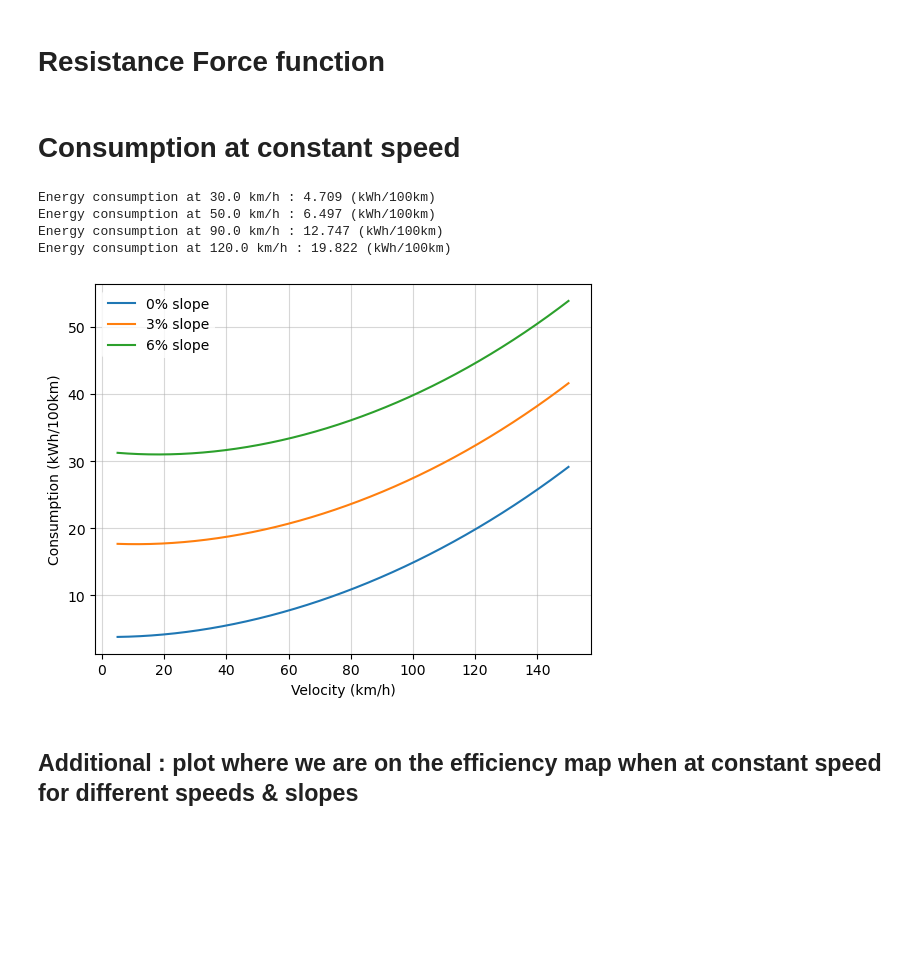
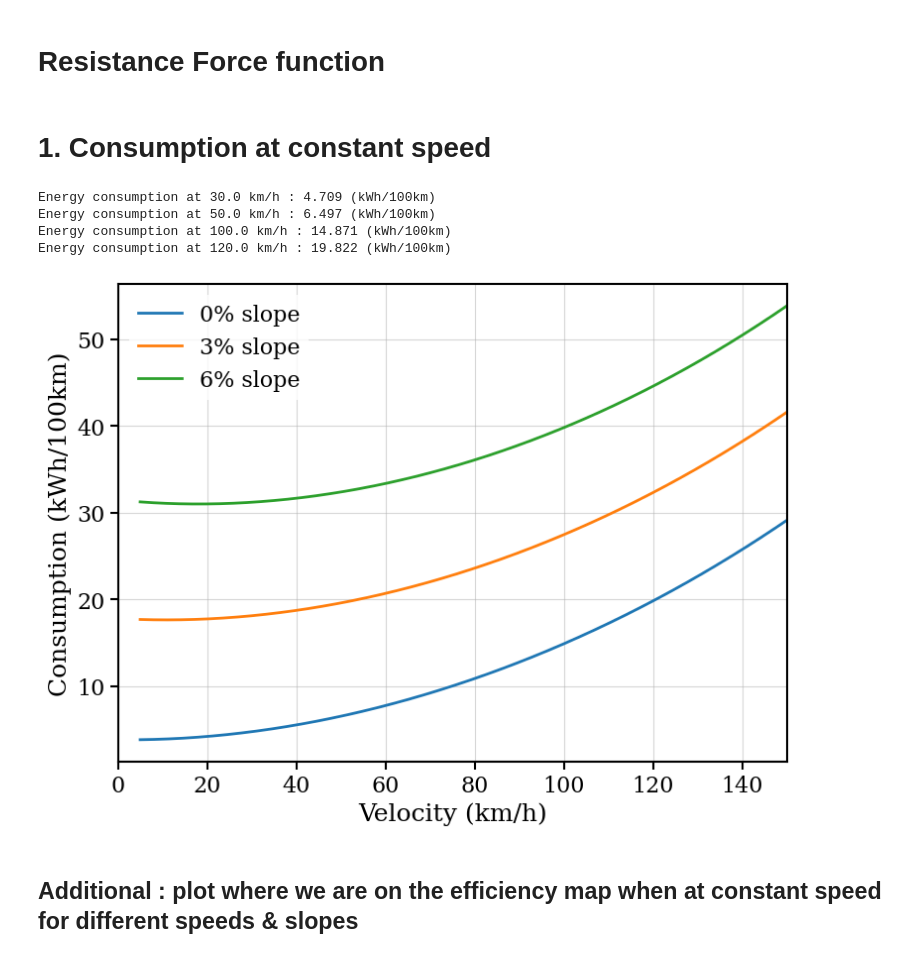
Before and after one commit to tomBeauve/MECA0527_Homeworks, a Jupyter notebook: homework1/consumption.ipynb, the cells around one changed output. Saved outputs shown, nothing was run; the diff lists cells and outputs as text; code cells hidden in the pictures; blank space fills up the shorter version.

```diff
--- a/homework1/consumption.ipynb
+++ b/homework1/consumption.ipynb
@@ -38,6 +38,7 @@ report_params = {
     'figure.autolayout': True,
     'figure.figsize': (8, 6),     # Smaller for print/report
 }
+plt.rcParams.update(report_params)
 # %% [markdown]
 # Car data
 # %%
@@ -265,7 +378,7 @@ def F_res(v, theta):
 def F_acc(m_curb, m_driver, gamma, dv_dt):
     return (gamma * m_curb + m_driver) * dv_dt
 # %% [markdown]
-# Consumption at constant speed
+# 1. Consumption at constant speed
 # %%
 
 # ====================================
@@ -273,7 +386,7 @@ def F_acc(m_curb, m_driver, gamma, dv_dt):
 # ====================================
 
 
-v = np.array([30, 50, 90, 120]) / 3.6  # velocities to test, kmh to m/s
+v = np.array([30, 50, 100, 120]) / 3.6  # velocities to test, kmh to m/s
 
 
 # Energy consumption per km = F * 1km (J/km) /(1000*3600) (=>kwh/km)
@@ -290,35 +403,38 @@ for i in range(len(v)):
 
 # =======================================
 # 6B : Constant speeds curves consumption
 # =======================================
 
 v = np.linspace(5, 150, 1000)/3.6  # kmh to m/s
 slope_percent = np.array([0, 3, 6])  # they are there to draw multiple curves
 slope_angle = np.arctan2(slope_percent, 100)  # = theta in the F_res fct
 
 fig, ax = plt.subplots()
 
 for i in range(len(slope_angle)):
 
     omega = (v / R_e) * i_tot
     torque = (F_res(v, slope_angle[i]) * R_e) / (i_tot * eta_t)
 
     F_mot = (F_res(v, slope_angle[i])) / \
         eta_t / efficiency_motor(omega, torque) / eta_t
     ax.plot(v*3.6, F_mot * 1000_00 / (1000*3600),
             label=f"{slope_percent[i]}% slope")
 
 ax.set_xlabel(r"Velocity (km/h)")
 plt.ylabel(r"Consumption (kWh/100km)")
+ax.set_xlim(0, 150)
 ax.legend(loc="best", frameon=True, facecolor="white", edgecolor="none")
 plt.grid(alpha=0.5)
+plt.tight_layout()
+plt.savefig("figures/consumption/constantSpeedConsumption.pdf", dpi=300)
 plt.show()
 # %% [output]
 Energy consumption at 30.0 km/h : 4.709 (kWh/100km)
 Energy consumption at 50.0 km/h : 6.497 (kWh/100km)
-Energy consumption at 90.0 km/h : 12.747 (kWh/100km)
+Energy consumption at 100.0 km/h : 14.871 (kWh/100km)
 Energy consumption at 120.0 km/h : 19.822 (kWh/100km)
-[figure, old version]
+[figure, new version]
 # %% [markdown]
 ## Additional : plot where we are on the efficiency map when at constant speed for different speeds & slopes
 # %%
```
Also changed, not shown: parts of 4 cells of this notebook, 7 other files.
